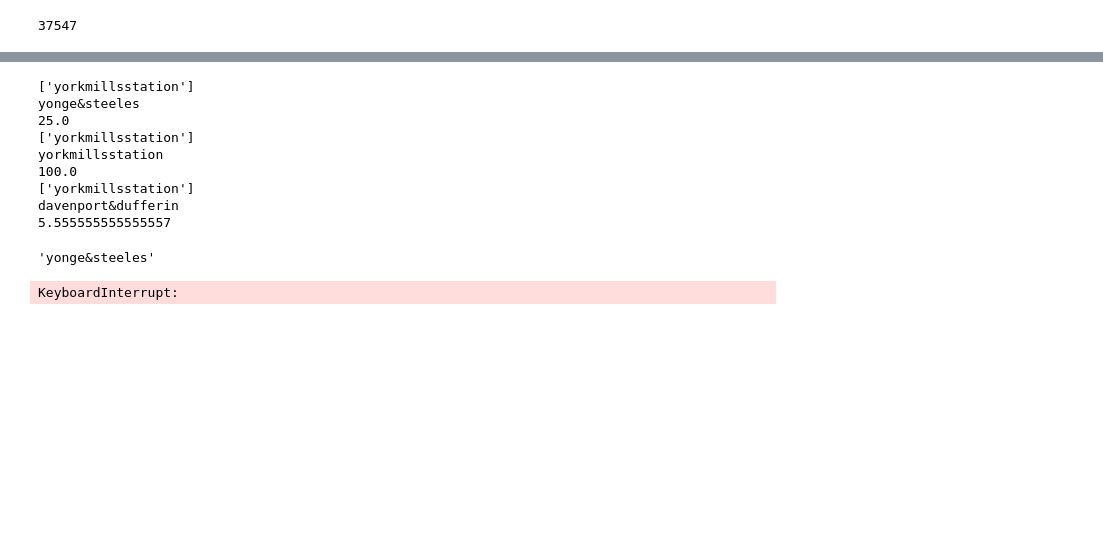
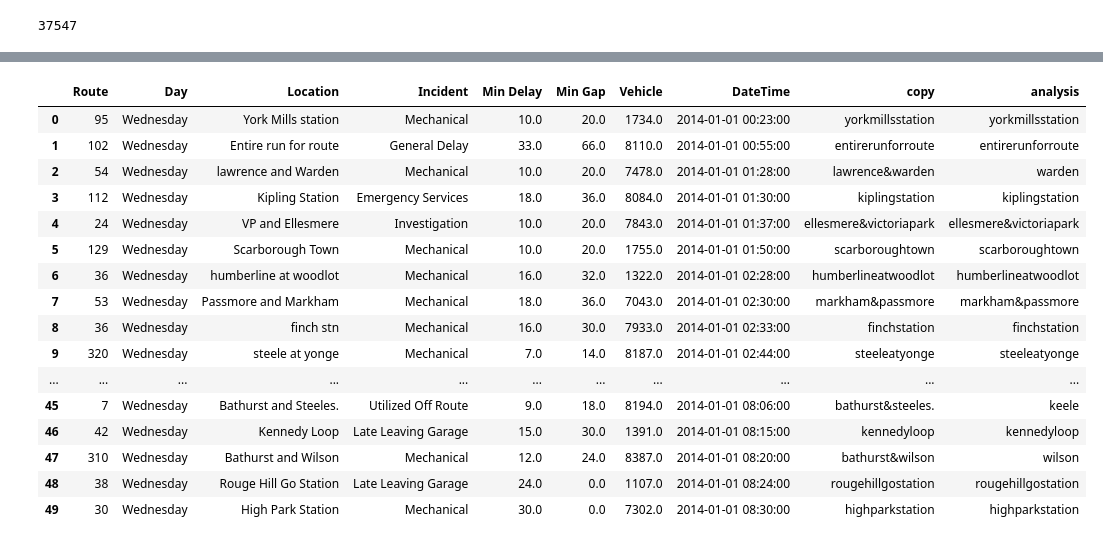
Before and after one commit to gcastagna/PandasExpressTTC, a Jupyter notebook: PandasExpress-Notebook.ipynb, the cells around one changed output, grey strips where cells are left out. Cells and saved outputs as stored; diff of their text form; code cells hidden in the pictures; blank space fills up the shorter version.

Commit message:
processed data available !
processed data can be found under ProcessedData folder. inludes compiled bus delay and climate data. all that is left is to merge the climate data with the bus delay data

```diff
--- a/PandasExpress-Notebook.ipynb
+++ b/PandasExpress-Notebook.ipynb
@@ -65,14 +60,33 @@ df_bus_delay = df_bus_delay.dropna(subset=['Route'])
 
 df_bus_delay['copy'] = df_bus_delay['Location'].str.lower()
 df_bus_delay['copy'] = df_bus_delay['copy'].str.replace('vp','victoria park')
-df_bus_delay['copy'] = df_bus_delay['copy'].str.replace(' to ','$').str.replace('b/w','').str.replace('w/b','').str.replace('e/b','').str.replace('s/b','').str.replace('n/b','')
+df_bus_delay['copy'] = df_bus_delay['copy'].str.replace(' to ','&').str.replace('b/w','').str.replace('w/b','').str.replace('e/b','').str.replace('s/b','').str.replace('n/b','')
 df_bus_delay['copy'] = df_bus_delay['copy'].str.replace('stn','station').str.replace(' and ','&').str.replace('/','&').str.replace(' ','')
 df_bus_delay['copy'] = df_bus_delay['copy'].str.replace('(','').str.replace(')','')
 df_bus_delay['copy'] = df_bus_delay['copy'].str.replace('@','&')
 df_bus_delay['copy'] = df_bus_delay['copy'].astype(str)
 df_bus_delay = df_bus_delay[~df_bus_delay['copy'].str.isdigit()]
 df_bus_delay['copy'] = df_bus_delay['copy'].apply(lambda x: '&'.join(sorted(x.split('&'))) if x.count('&') == 1 else x)
+
+stops = pd.read_csv('stops.txt')
+stops['cleaned_stops'] = stops['stop_name'].str.replace('at', '&').str.replace('Rd', '').str.replace('Ave', '').str.replace('Dr', '').str.replace('St', '')
+stops['cleaned_stops'] = stops['cleaned_stops'].str.replace('Side', '').str.replace('@','&')
+stops['cleaned_stops'] = stops['cleaned_stops'].str.replace(' ', '').str.lower()
+stops['cleaned_stops'] = stops['cleaned_stops'].str.replace('(north)', '').str.replace('(south)', '').str.replace('(east)', '').str.replace('(west)', '')
+stops['cleaned_stops'] = stops['cleaned_stops'].str.replace('(mall)', '')
+stops['cleaned_stops'] = stops['cleaned_stops'].apply(lambda x: re.sub(r'\(.*?\)', '', x))
+stops['cleaned_stops'] = stops['cleaned_stops'].astype(str).str.replace('\d+', '', regex=True)
+stops['cleaned_stops'] = stops['cleaned_stops'].apply(lambda x: '&'.join(sorted(x.split('&'))) if x.count('&') == 1 else x)
+
+df_bus_delay_fuzz = df_bus_delay[~df_bus_delay['copy'].str.contains('route')].copy()
+df_bus_delay_fuzz = df_bus_delay_fuzz[~df_bus_delay_fuzz['copy'].isin(stops['cleaned_stops'])]
+df_bus_delay_fuzz = df_bus_delay_fuzz[df_bus_delay_fuzz['copy'].str.contains('&')]
+
+unique_values = pd.unique(df_bus_delay_fuzz['copy'])
+
+# Create a new DataFrame with a column of unique values
+df_delay_fuzz = pd.DataFrame({
+    'fuzz_locations': unique_values
+})
 # %% [markdown]
 In the section below I am testing the fuzz score function we will be using:
-# %%
-df_bus_delay['copy'] = df_bus_delay['copy'].str.replace('@','&')
@@ -220,16 +112,0 @@ reference = ['yonge&steeles', 'yorkmillsstation', 'davenport&dufferin']
-# %%
-synchronized_values = synchronize_locations_ls(locations, reference)
-# %% [output]
-['yorkmillsstation']
-yonge&steeles
-25.0
-['yorkmillsstation']
-yorkmillsstation
-100.0
-['yorkmillsstation']
-davenport&dufferin
-5.555555555555557
-# %%
-synchronized_values
-# %% [output]
-'yonge&steeles'
@@ -238,0 +113,31 @@ np_stops = list(stops['cleaned_stops'])
+# %%
+df_fuzz_threshold = pd.read_csv('df_bus_delay_with_threshold.csv')
+df_fuzz = pd.read_csv('df_bus_delay_no_threshold.csv')
+# %%
+bus_delays = pd.merge(df_bus_delay, df_fuzz_threshold, left_on='copy', right_on='fuzz_locations', how='left')
+
+# Create the 'analysis' column and fill it with 'fuzz' if 'location' is not NaN, otherwise 'not fuzzed'
+bus_delays['analysis'] = bus_delays['fuzzed'].where(~bus_delays['fuzz_locations'].isna(), bus_delays['copy'])
+
+columns_to_drop = ['fuzz_locations', 'fuzzed','analysis location','Unnamed: 0']
+bus_delays = bus_delays.drop(columns=columns_to_drop)
+# %%
+bus_delays.head(50)
+# %% [output]
+|  | Route | Day | Location | Incident | Min Delay | Min Gap | Vehicle | DateTime | copy | analysis |
+| 0 | 95 | Wednesday | York Mills station | Mechanical | 10.0 | 20.0 | 1734.0 | 2014-01-01 00:23:00 | yorkmillsstation | yorkmillsstation |
+| 1 | 102 | Wednesday | Entire run for route | General Delay | 33.0 | 66.0 | 8110.0 | 2014-01-01 00:55:00 | entirerunforroute | entirerunforroute |
+| 2 | 54 | Wednesday | lawrence and Warden | Mechanical | 10.0 | 20.0 | 7478.0 | 2014-01-01 01:28:00 | lawrence&warden | warden |
+| 3 | 112 | Wednesday | Kipling Station | Emergency Services | 18.0 | 36.0 | 8084.0 | 2014-01-01 01:30:00 | kiplingstation | kiplingstation |
+| 4 | 24 | Wednesday | VP and Ellesmere | Investigation | 10.0 | 20.0 | 7843.0 | 2014-01-01 01:37:00 | ellesmere&victoriapark | ellesmere&victoriapark |
+| 5 | 129 | Wednesday | Scarborough Town | Mechanical | 10.0 | 20.0 | 1755.0 | 2014-01-01 01:50:00 | scarboroughtown | scarboroughtown |
+| 6 | 36 | Wednesday | humberline at woodlot | Mechanical | 16.0 | 32.0 | 1322.0 | 2014-01-01 02:28:00 | humberlineatwoodlot | humberlineatwoodlot |
+| 7 | 53 | Wednesday | Passmore and Markham | Mechanical | 18.0 | 36.0 | 7043.0 | 2014-01-01 02:30:00 | markham&passmore | markham&passmore |
+| 8 | 36 | Wednesday | finch stn | Mechanical | 16.0 | 30.0 | 7933.0 | 2014-01-01 02:33:00 | finchstation | finchstation |
+| 9 | 320 | Wednesday | steele at yonge | Mechanical | 7.0 | 14.0 | 8187.0 | 2014-01-01 02:44:00 | steeleatyonge | steeleatyonge |
+| ... | ... | ... | ... | ... | ... | ... | ... | ... | ... | ... |
+| 45 | 7 | Wednesday | Bathurst and Steeles. | Utilized Off Route | 9.0 | 18.0 | 8194.0 | 2014-01-01 08:06:00 | bathurst&steeles. | keele |
+| 46 | 42 | Wednesday | Kennedy Loop | Late Leaving Garage | 15.0 | 30.0 | 1391.0 | 2014-01-01 08:15:00 | kennedyloop | kennedyloop |
+| 47 | 310 | Wednesday | Bathurst and Wilson | Mechanical | 12.0 | 24.0 | 8387.0 | 2014-01-01 08:20:00 | bathurst&wilson | wilson |
+| 48 | 38 | Wednesday | Rouge Hill Go Station | Late Leaving Garage | 24.0 | 0.0 | 1107.0 | 2014-01-01 08:24:00 | rougehillgostation | rougehillgostation |
+| 49 | 30 | Wednesday | High Park Station | Mechanical | 30.0 | 0.0 | 7302.0 | 2014-01-01 08:30:00 | highparkstation | highparkstation |
@@ -253,5 +147,0 @@ def synchronize_locations_np(location, reference_list):
-# %%
-synchronized_values = synchronize_locations_np(df_bus_delay['copy'].to_numpy(), stops['cleaned_stops'].to_numpy())
-df_bus_delay['synchronized'] = synchronized_values
-# %% [output]
-KeyboardInterrupt:
```
Also changed, not shown: parts of 26 cells of this notebook, 6 other files.
